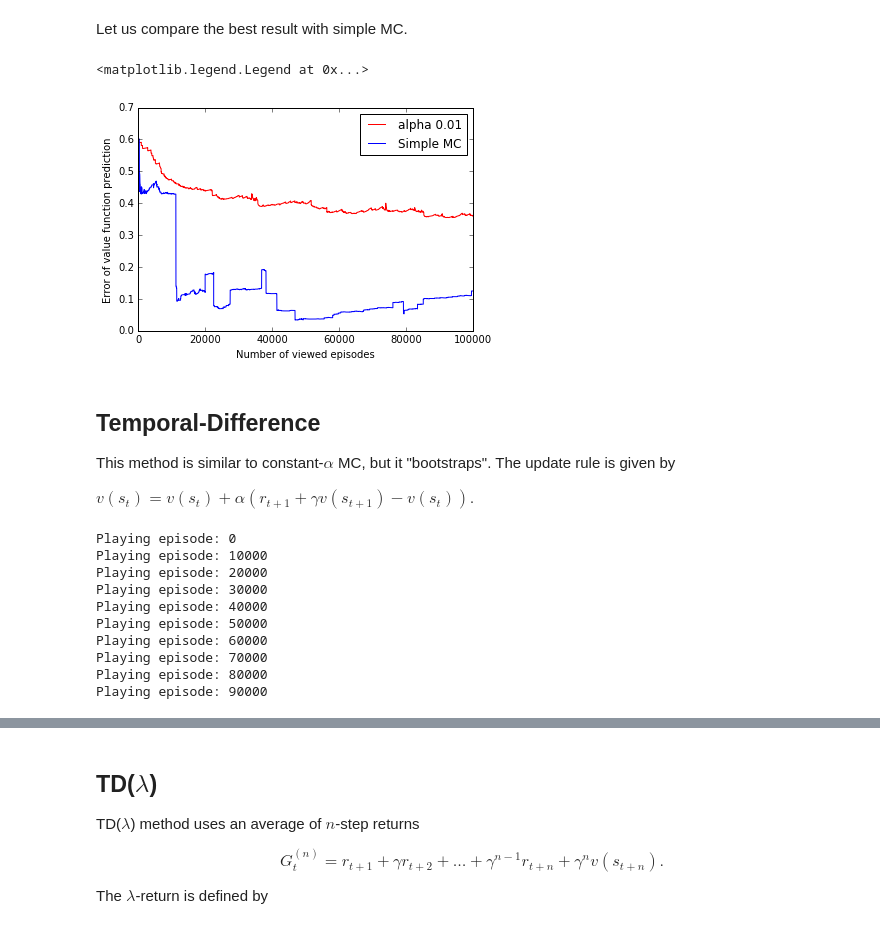
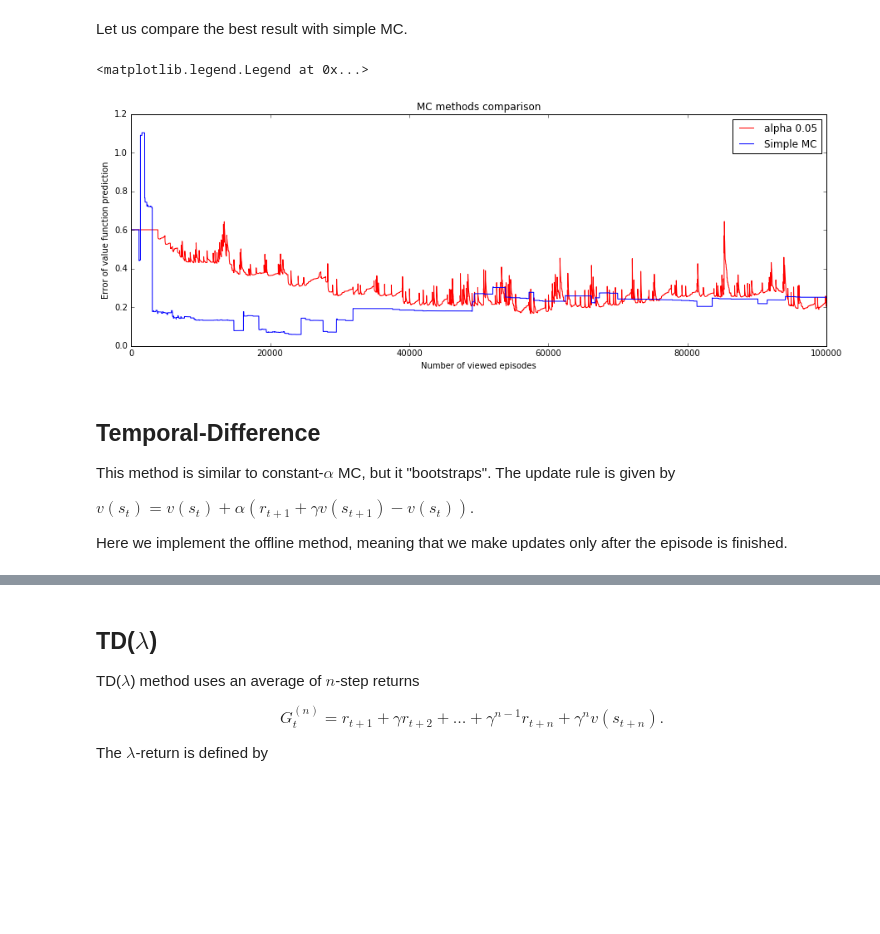
Before and after one commit to izmailovpavel/rl-seminar, a Jupyter notebook: mipt_course/4_MC_TD/MC_TD.ipynb, the cells around one changed output, grey strips where cells are left out. Drawn from its saved outputs; the diff is of its cells as text; code cells hidden in the pictures; blank space fills up the shorter version.

```diff
--- a/mipt_course/4_MC_TD/MC_TD.ipynb
+++ b/mipt_course/4_MC_TD/MC_TD.ipynb
@@ -119,5 +121,5 @@ def MC(n_runs, print_freq=0.1, v0=None, true_v=None):
 # %%
-v, norms = MC(n_runs=100000, true_v=true_v)
+v_rnd_mc, norms_rnd_mc = MC(n_runs=100000, true_v=true_v)
 # %% [output]
 Playing episode: 0
 Playing episode: 10000
@@ -186,2 +220,0 @@ Let's learn the value function with MC method.
-# %%
-v = constant_alpha_MC(n_runs=100000, alpha=1e-1)
@@ -216,8 +223,10 @@ Let us compare the method's performance with different alpha
 # %%
 norms_alpha = []
-alpha_lst = [.5, .3, .1, 1e-2, 1e-3]
+alpha_lst = [.3, .1, .05, 1e-2]
 for alpha in alpha_lst:
     print('\talpha=',alpha)
     v, norms = constant_alpha_MC(n_runs=100000, alpha=alpha, true_v=true_v)
     norms_alpha.append(norms)
+norms_amc = norms_alpha
+alphas_amc = alpha_lst
 # %% [output]
@@ -250,19 +262,26 @@ plt.legend()
+# %%
+best_norms_amc = norms_amc[2]
+best_alpha_amc = alphas_amc[2]
 # %% [markdown]
 Let us compare the best result with simple MC.
 # %%
-plt.plot(norms_alpha[3], 'r', label='alpha '+str(alpha_lst[3]))
-plt.plot(simple_mc_norms, 'b', label='Simple MC')
+plt.figure(figsize=(15, 5))
+plt.plot(best_norms_amc, 'r', label='alpha '+str(best_alpha_amc))
+plt.plot(norms_rnd_mc, 'b', label='Simple MC')
 plt.ylabel('Error of value function prediction')
 plt.xlabel('Number of viewed episodes')
+plt.title('MC methods comparison')
 plt.legend()
 # %% [output]
 <matplotlib.legend.Legend at 0x...>
-[figure, old version]
+[figure, new version]
 # %% [markdown]
 ## Temporal-Difference
 This method is similar to constant-$\alpha$ MC, but it "bootstraps". The update rule is given by
 
 $v(s_t) = v(s_t) + \alpha\left(r_{t+1} + \gamma v(s_{t+1}) - v(s_t)\right).$
+
+Here we implement the offline method, meaning that we make updates only after the episode is finished.
 # %%
 def td(n_runs, alpha, print_freq=0.1, v0=None, true_v=None):
     norms = []
@@ -290,16 +309,3 @@ def td(n_runs, alpha, print_freq=0.1, v0=None, true_v=None):
     if true_v is not None:
         return v, norms
     return v
-# %%
-v, norms = td(n_runs=100000, alpha=1e-1, true_v=true_v)
-# %% [output]
-Playing episode: 0
-Playing episode: 10000
-Playing episode: 20000
-Playing episode: 30000
-Playing episode: 40000
-Playing episode: 50000
-Playing episode: 60000
-Playing episode: 70000
-Playing episode: 80000
-Playing episode: 90000
```
Also changed, not shown: parts of 38 cells of this notebook, 4 other files.
